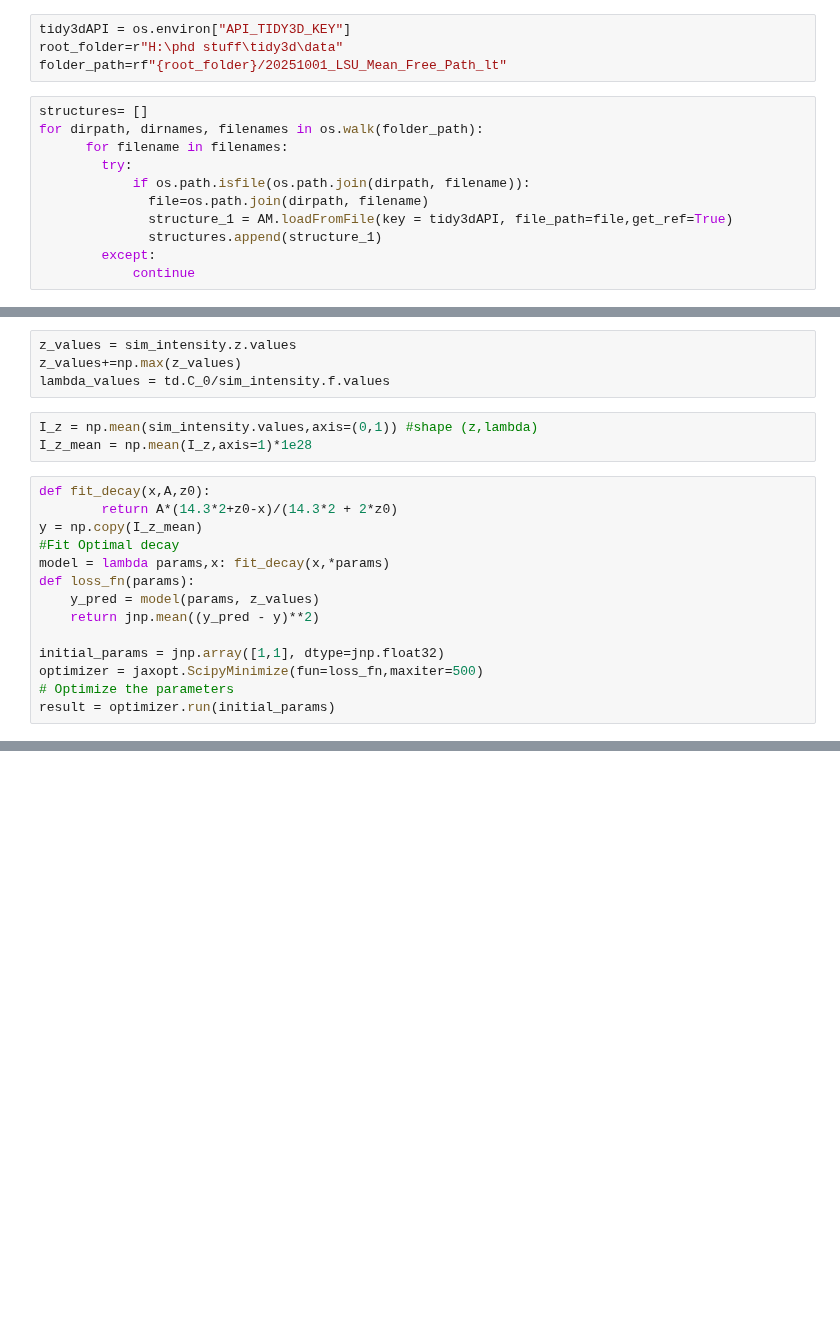
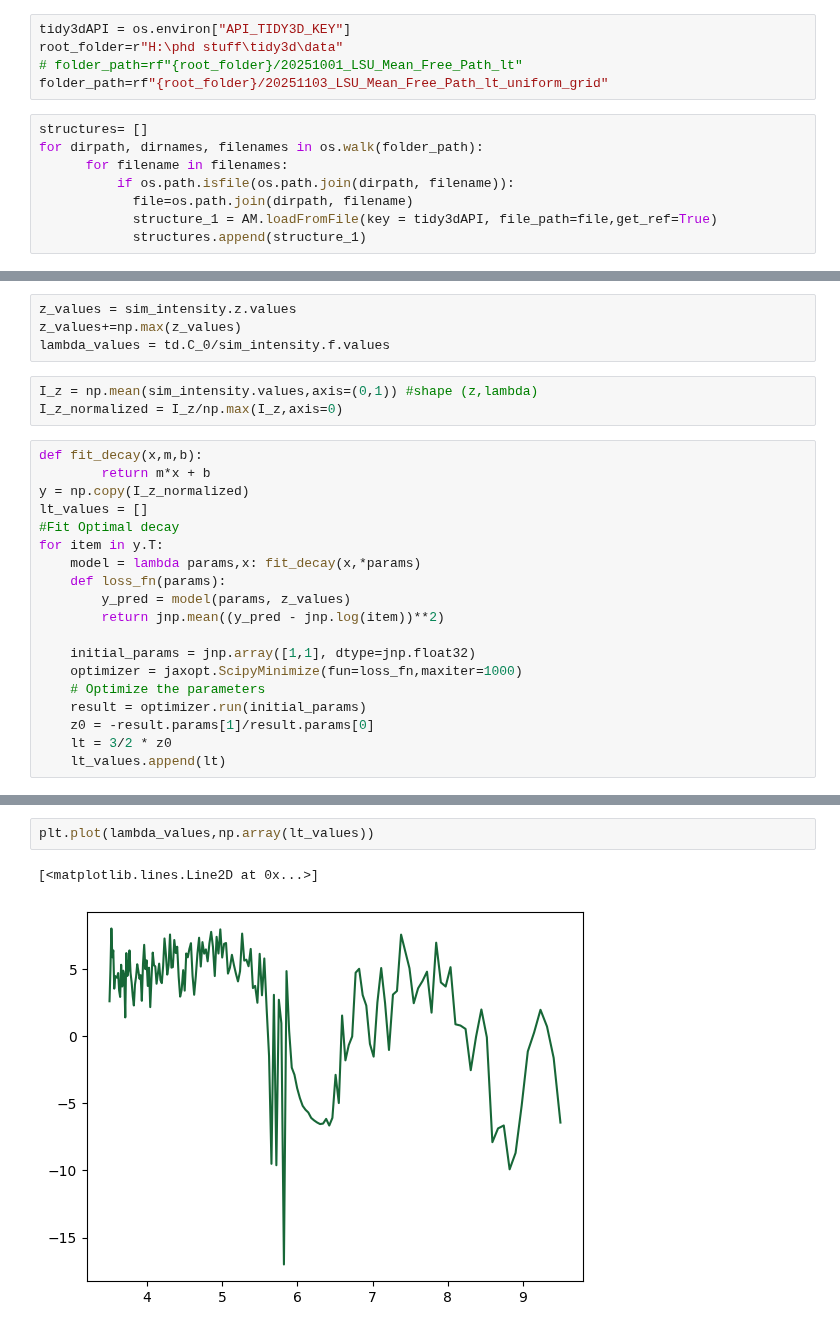
Before and after one commit to fhernandez93/LoadingPermittivityDistToSlabTransmission, a Jupyter notebook: Notebooks/LSU Project/20251001_LSU_Localization_Tests/20251002_Lt_test/20251001_get_lt.ipynb, the cells around one changed output, grey strips where cells are left out. Cells and saved outputs as stored; diff of their text form; blank space fills up the shorter version.

```diff
--- a/Notebooks/LSU Project/20251001_LSU_Localization_Tests/20251002_Lt_test/20251001_get_lt.ipynb
+++ b/Notebooks/LSU Project/20251001_LSU_Localization_Tests/20251002_Lt_test/20251001_get_lt.ipynb
@@ -42,17 +42,15 @@ import AutomationModule as AM
 # %%
 tidy3dAPI = os.environ["API_TIDY3D_KEY"]
 root_folder=r"H:\phd stuff\tidy3d\data"
-folder_path=rf"{root_folder}/20251001_LSU_Mean_Free_Path_lt"
+# folder_path=rf"{root_folder}/20251001_LSU_Mean_Free_Path_lt"
+folder_path=rf"{root_folder}/20251103_LSU_Mean_Free_Path_lt_uniform_grid"
 # %%
 structures= []
 for dirpath, dirnames, filenames in os.walk(folder_path):
       for filename in filenames:
-        try:
-            if os.path.isfile(os.path.join(dirpath, filename)):
-              file=os.path.join(dirpath, filename)
-              structure_1 = AM.loadFromFile(key = tidy3dAPI, file_path=file,get_ref=True)
-              structures.append(structure_1)
-        except:
-            continue
+          if os.path.isfile(os.path.join(dirpath, filename)):
+            file=os.path.join(dirpath, filename)
+            structure_1 = AM.loadFromFile(key = tidy3dAPI, file_path=file,get_ref=True)
+            structures.append(structure_1)
 # %% [output]
 Configured successfully.
@@ -89,18 +92,23 @@ z_values+=np.max(z_values)
 lambda_values = td.C_0/sim_intensity.f.values
 # %%
 I_z = np.mean(sim_intensity.values,axis=(0,1)) #shape (z,lambda)
-I_z_mean = np.mean(I_z,axis=1)*1e28
+I_z_normalized = I_z/np.max(I_z,axis=0)
 # %%
-def fit_decay(x,A,z0):
-        return A*(14.3*2+z0-x)/(14.3*2 + 2*z0)
-y = np.copy(I_z_mean)
+def fit_decay(x,m,b):
+        return m*x + b
+y = np.copy(I_z_normalized)
+lt_values = []
 #Fit Optimal decay
-model = lambda params,x: fit_decay(x,*params)
-def loss_fn(params):
-    y_pred = model(params, z_values)
-    return jnp.mean((y_pred - y)**2)
+for item in y.T:
+    model = lambda params,x: fit_decay(x,*params)
+    def loss_fn(params):
+        y_pred = model(params, z_values)
+        return jnp.mean((y_pred - jnp.log(item))**2)
 
-initial_params = jnp.array([1,1], dtype=jnp.float32)
-optimizer = jaxopt.ScipyMinimize(fun=loss_fn,maxiter=500)
-# Optimize the parameters
-result = optimizer.run(initial_params)
+    initial_params = jnp.array([1,1], dtype=jnp.float32)
+    optimizer = jaxopt.ScipyMinimize(fun=loss_fn,maxiter=1000)
+    # Optimize the parameters
+    result = optimizer.run(initial_params)
+    z0 = -result.params[1]/result.params[0]
+    lt = 3/2 * z0
+    lt_values.append(lt)
@@ -145,0 +115,5 @@ plt.show()
+# %%
+plt.plot(lambda_values,np.array(lt_values))
+# %% [output]
+[<matplotlib.lines.Line2D at 0x...>]
+[figure, added]
```
Also changed, not shown: parts of 13 cells of this notebook, 19 other files.
